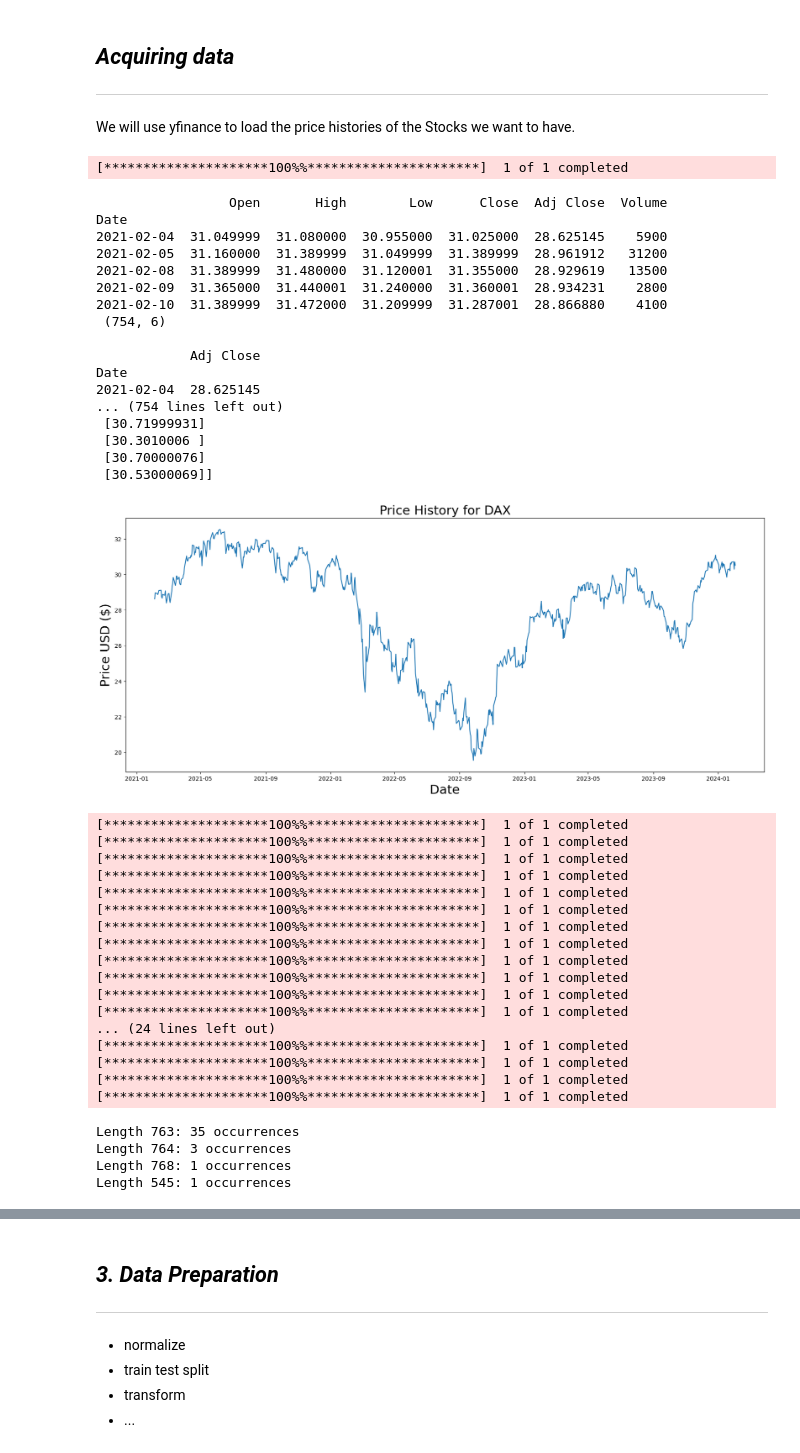
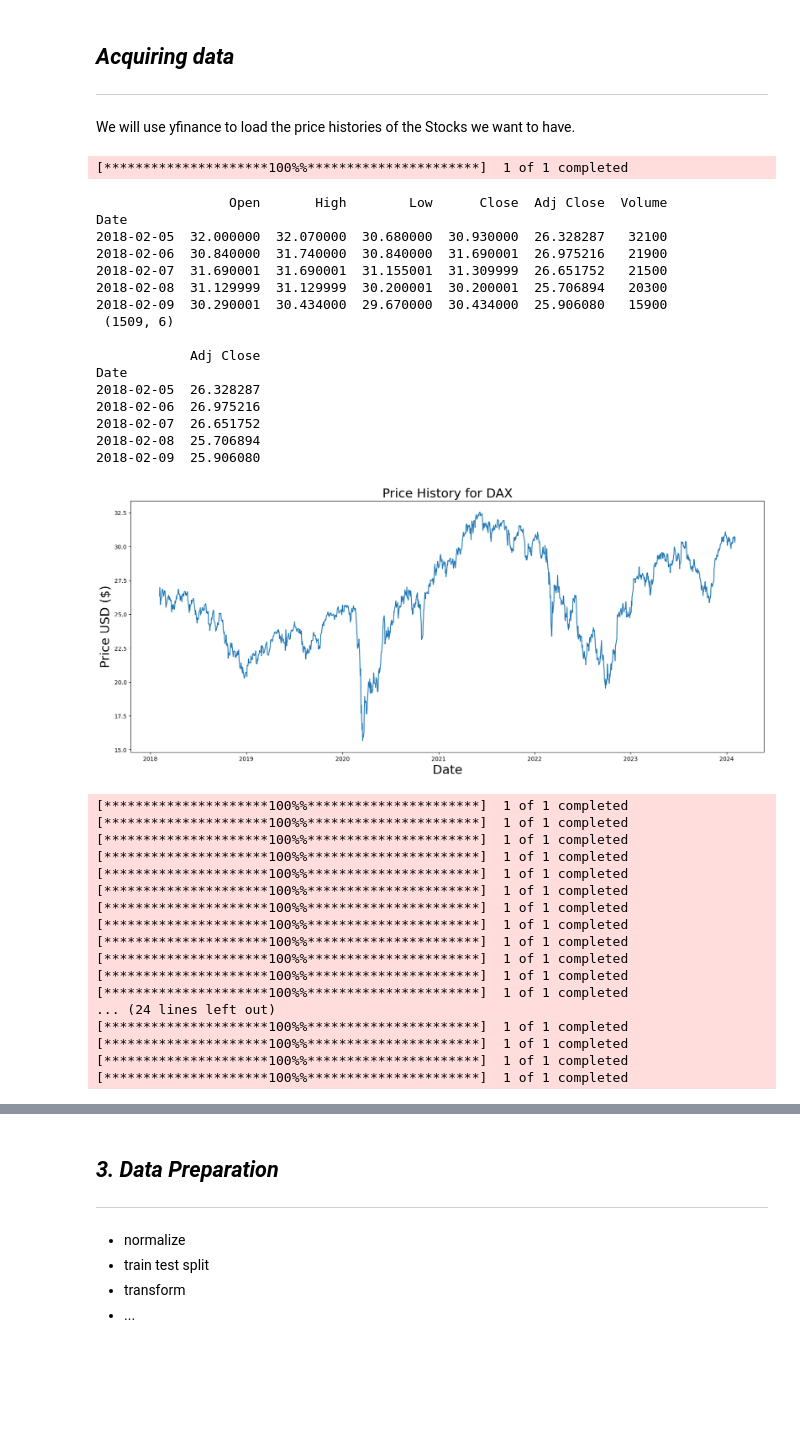
Before and after one commit to hpfref/Financial-Forecasting, a Jupyter notebook: notebook.ipynb, the cells around one changed output, grey strips where cells are left out. Drawn from its saved outputs; the diff is of its cells as text; code cells hidden in the pictures; blank space fills up the shorter version.

```diff
--- a/notebook.ipynb
+++ b/notebook.ipynb
@@ -46,53 +46,52 @@ yf.pdr_override()
 pd.set_option('display.max_rows', None)
 
 #timeframe we want to load the data from in years
-timeframe = 3
+timeframe = 6
 
 #setting end and start date
 end = datetime.now()
     #end = datetime(end .year - 1, end.month, end.day)
 start = datetime(end.year - timeframe, end.month, end.day)
 
 #how the downloaded dataframe looks
 dax = pdr.get_data_yahoo("DAX", start, end)
 print(dax.head(), "\n", dax.shape, "\n")
 
 #extracting the price history
 dax_history = dax.filter(["Adj Close"])
 print(dax_history.head())
 #interpolating the missing Values
 
 #visulazing
 def plot_history(history, index):
     plt.figure(figsize=(20,8))
     plt.title('Price History for ' + index, fontsize=22)
     plt.plot(history)
     plt.xlabel('Date', fontsize=22)
     plt.ylabel('Price USD ($)', fontsize=22)
 
     plt.show()
 
 plot_history(dax_history, "DAX")
 # %% [output]
 [*********************100%%**********************]  1 of 1 completed
                  Open       High        Low      Close  Adj Close  Volume
 Date
-2021-02-04  31.049999  31.080000  30.955000  31.025000  28.625145    5900
-2021-02-05  31.160000  31.389999  31.049999  31.389999  28.961912   31200
-2021-02-08  31.389999  31.480000  31.120001  31.355000  28.929619   13500
-2021-02-09  31.365000  31.440001  31.240000  31.360001  28.934231    2800
-2021-02-10  31.389999  31.472000  31.209999  31.287001  28.866880    4100
- (754, 6)
+2018-02-05  32.000000  32.070000  30.680000  30.930000  26.328287   32100
+2018-02-06  30.840000  31.740000  30.840000  31.690001  26.975216   21900
+2018-02-07  31.690001  31.690001  31.155001  31.309999  26.651752   21500
+2018-02-08  31.129999  31.129999  30.200001  30.200001  25.706894   20300
+2018-02-09  30.290001  30.434000  29.670000  30.434000  25.906080   15900
+ (1509, 6)
 
             Adj Close
 Date
-2021-02-04  28.625145
-... (754 lines left out)
- [30.71999931]
- [30.3010006 ]
- [30.70000076]
- [30.53000069]]
+2018-02-05  26.328287
+2018-02-06  26.975216
+2018-02-07  26.651752
+2018-02-08  25.706894
+2018-02-09  25.906080
-[figure, old version]
+[figure, new version]
 # %%
 # stock_data = PyTickerSymbols()
 #
@@ -138,10 +137,6 @@ dax_histories = load_histories(stocks)
 [*********************100%%**********************]  1 of 1 completed
 [*********************100%%**********************]  1 of 1 completed
 [*********************100%%**********************]  1 of 1 completed
-Length 763: 35 occurrences
-Length 764: 3 occurrences
-Length 768: 1 occurrences
-Length 545: 1 occurrences
 # %%
 #Filtering 'incomplete' histories
 lengths = [len(history) for history in dax_histories]
```
Also changed, not shown: parts of 7 cells of this notebook.
